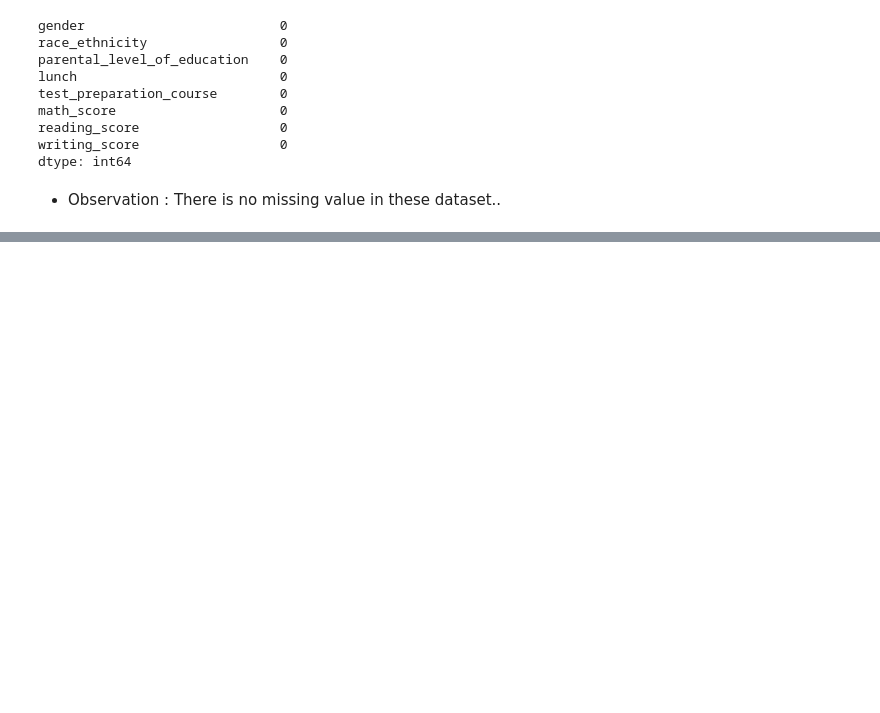
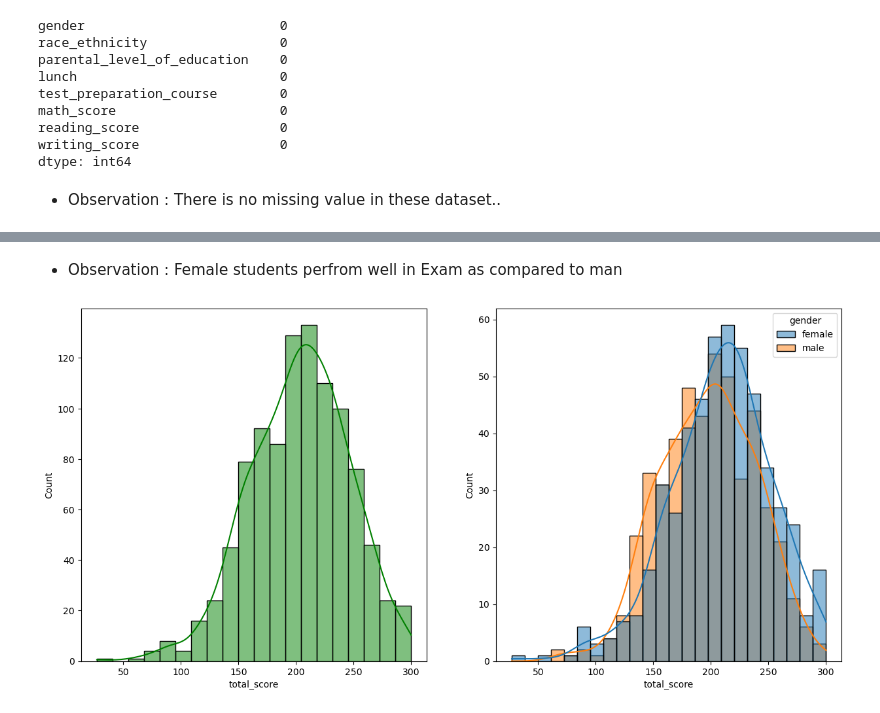
Before and after one commit to TechWithAkash/ML-Projects, a Jupyter notebook: notebook/EDA STUDENT PERFORMANCE.ipynb, the cells around one changed output, grey strips where cells are left out. Cells and saved outputs as stored; diff of their text form; code cells hidden in the pictures; blank space fills up the shorter version.

```diff
--- a/notebook/EDA STUDENT PERFORMANCE.ipynb
+++ b/notebook/EDA STUDENT PERFORMANCE.ipynb
@@ -90,0 +307,11 @@ dtype: int64
+# %% [markdown]
+- Observation : Female students perfrom well in Exam as compared to man
+# %%
+fig,axs = plt.subplots(1,2,figsize=(15,7))
+plt.subplot(121)
+sns.histplot(data=df,x='total_score',bins=20,kde=True,color='g')
+plt.subplot(122)
+sns.histplot(data=df,x='total_score',kde=True,hue='gender')
+plt.show()
+# %% [output]
+[figure, added]
```
Also changed, not shown: parts of 29 cells of this notebook, 5 other files.
